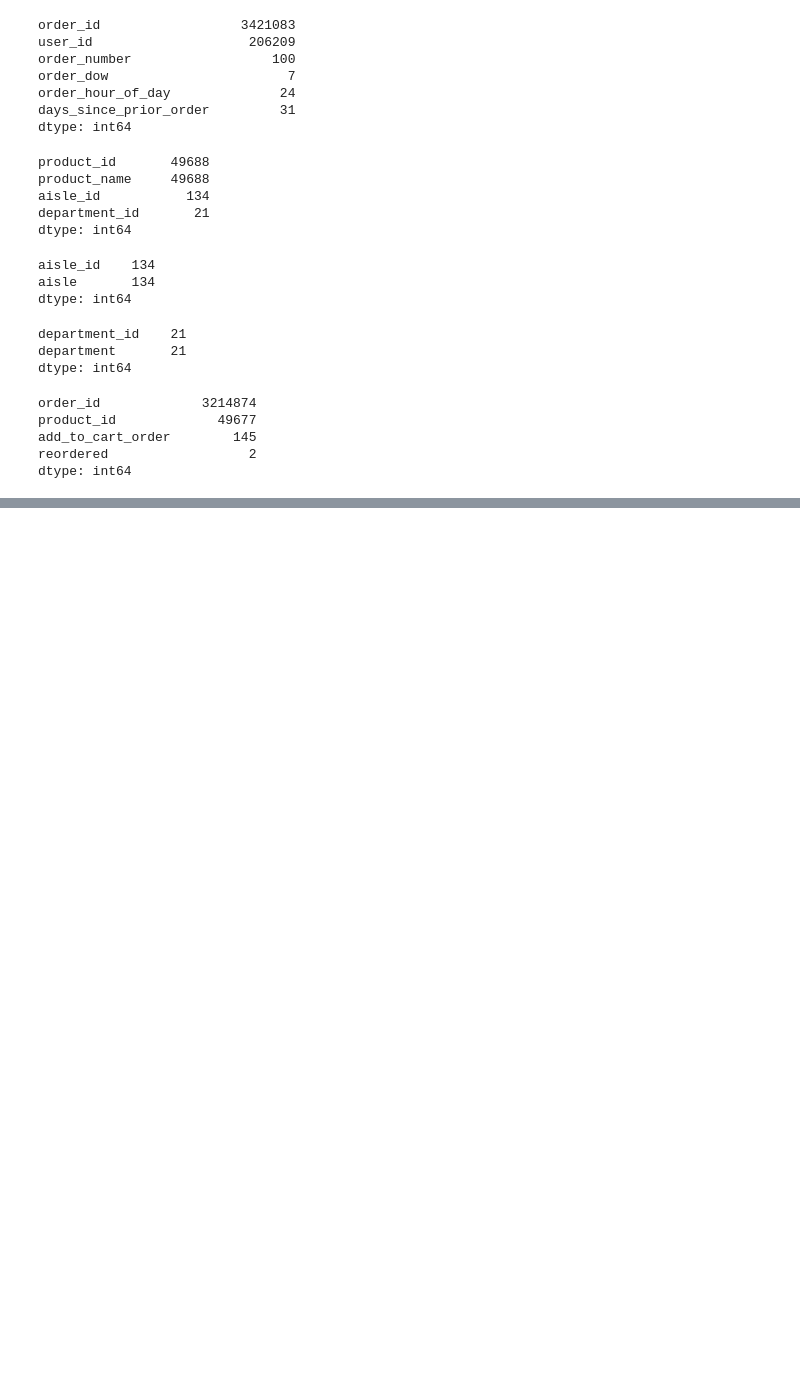
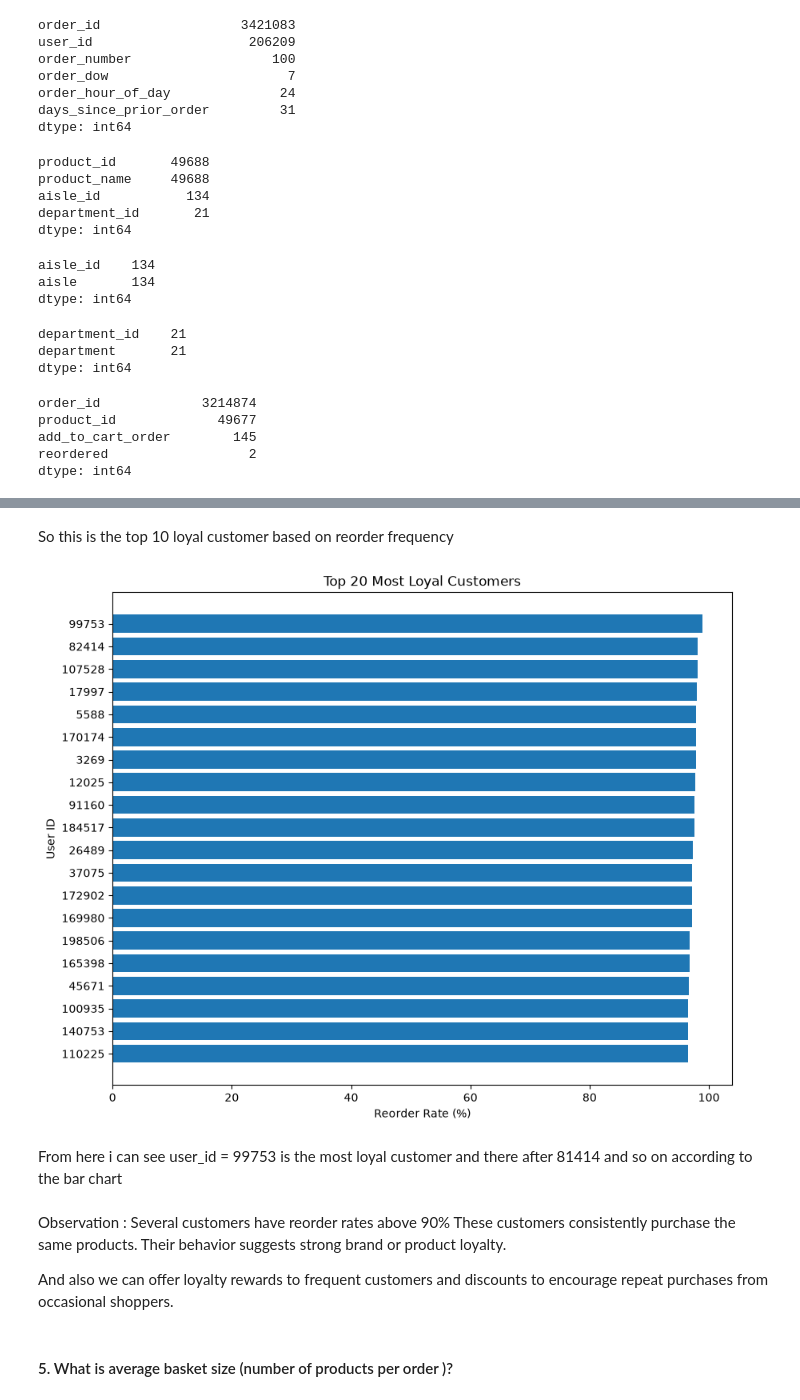
Before and after one commit to Anirbansur077/RetailIQ_Instacart_Data_Analysis_Project, a Jupyter notebook: notebooks/data_cleaning_and_eda_.ipynb, the cells around one changed output, grey strips where cells are left out. Saved outputs shown, nothing was run; the diff lists cells and outputs as text; code cells hidden in the pictures; blank space fills up the shorter version.

```diff
--- a/notebooks/data_cleaning_and_eda_.ipynb
+++ b/notebooks/data_cleaning_and_eda_.ipynb
@@ -137,0 +308,17 @@ dtype: int64
+# %%
+# Group by user_id to calculate total products purchased and total reordered products
+customer_loyalty = (
+    customer_orders
+    .groupby("user_id")
+    .agg(
+        total_products=("product_id", "count"),
+        reordered_products=("reordered", "sum")
+    )
+    .reset_index()
+)
+# %%
+# Calculate reorder percentage for each customer
+customer_loyalty["reorder_percentage"] = (
+    customer_loyalty["reordered_products"] / customer_loyalty["total_products"]
+) * 100
+customer_loyalty.head()
@@ -137,0 +332,5 @@ dtype: int64
+# %%
+# Finding the top 10 customers with the highest reorder percentage
+top_loyal_customers = customer_loyalty.sort_values(by="reorder_percentage", ascending=False)
+
+top_loyal_customers.head(10)
@@ -137,0 +349,32 @@ dtype: int64
+# %% [markdown]
+So this is the top 10 loyal customer based on reorder frequency
+# %%
+top20 = top_loyal_customers.head(20)
+
+plt.figure(figsize=(10,8))
+
+plt.barh(
+    top20["user_id"].astype(str),
+    top20["reorder_percentage"]
+)
+
+plt.title("Top 20 Most Loyal Customers")
+plt.xlabel("Reorder Rate (%)")
+plt.ylabel("User ID")
+
+plt.gca().invert_yaxis()
+
+plt.savefig("/Applications/RetailIQ-Instacart/images/top_20_loyal_customers.png", bbox_inches="tight")
+plt.show()
+# %% [output]
+[figure, added]
+# %% [markdown]
+From here i can see user_id = 99753 is the most loyal customer and there after 81414 and so on according to the bar chart
+# %% [markdown]
+Observation : Several customers have reorder rates above 90%
+These customers consistently purchase the same products.
+Their behavior suggests strong brand or product loyalty.
+
+And also we can offer loyalty rewards to frequent customers and discounts to encourage repeat purchases from occasional shoppers.
+# %% [markdown]
+#### 5. What is average basket size (number of products per order )?
```
Also changed, not shown: parts of 122 cells of this notebook, 19 other files.
